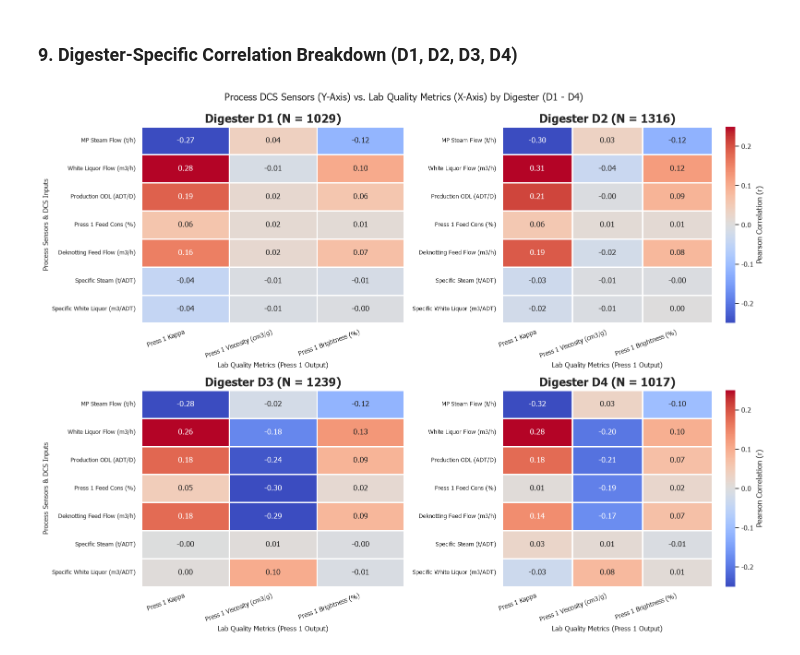
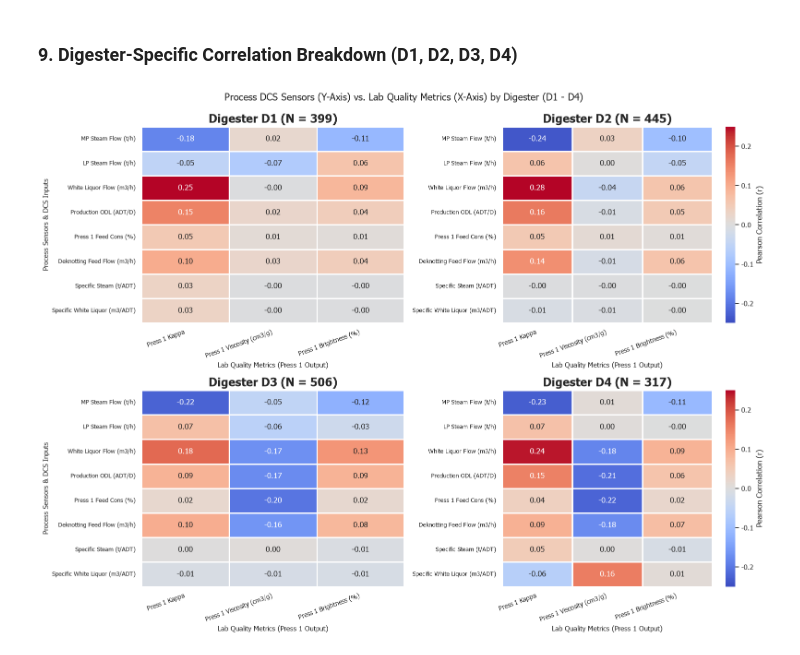
Before and after one commit to chinnput/dp-cooking-odl-analyzer, a Jupyter notebook: DP Cooking ODL Analyzer/Lab_Analysis/realtime_pi_press1_analysis.ipynb, the cells around one changed output. Saved outputs shown, nothing was run; the diff lists cells and outputs as text; code cells hidden in the pictures.

```diff
--- a/DP Cooking ODL Analyzer/Lab_Analysis/realtime_pi_press1_analysis.ipynb
+++ b/DP Cooking ODL Analyzer/Lab_Analysis/realtime_pi_press1_analysis.ipynb
@@ -45,6 +45,7 @@ TAGS = [
     "PULP-LINE2-BRIGHTNESS-PRESS1",
     "PM2.105FIC303:MV", # WHLiqu to DilSrew
     "PM2.305FIC036:MV",  # MP Steam Pulp Heat
+    "PM2.104FIQ507", #LP Steam
     "PM2.Prod.ODL", # Production ODL
     "PM2.105NIC207:MV", #Press 1 Feed Cons
     "PM2.106FIC006:MV", #Deknotting Feed Flow
@@ -52,9 +53,9 @@ TAGS = [
 ]
 
 # Time range settings
-START_TIME = "2026-08-01 00:00:00"
+START_TIME = "2026-07-01 00:00:00"
 END_TIME = "2026-10-01 00:00:00"
-INTERVAL = "15m"
+INTERVAL = "1h"
 
 # Real quality SOP limits (Lower, Upper) — single source of truth used across all cells
 LAB_SOP_LIMITS = {
@@ -741,6 +743,7 @@ else:
 TAG_LABELS = {
     "PM2.105FIC303:MV": "White Liquor Flow (m3/h)",
     "PM2.305FIC036:MV": "MP Steam Flow (t/h)",
+    "PM2.104FIQ507": "LP Steam Flow (t/h)",
     "PM2.Prod.ODL": "Production ODL (ADT/D)",
     "PM2.105NIC207:MV": "Press 1 Feed Cons (%)",
     "PM2.106FIC006:MV": "Deknotting Feed Flow (m3/h)",
@@ -844,7 +847,7 @@ if 'Digester_ID' in df_wide.columns:
             fmt=".1f",
             cmap="YlOrRd",
             vmin=0,
-            vmax=25,
+            vmax=20,
             linewidths=0.5,
             cbar_kws={'label': 'Violation Rate (%)'}
         )
@@ -1069,12 +868,14 @@ else:
 # Plot Digester-Specific Rectangular Cross-Correlation Matrices (Process Sensors vs. Lab Quality)
 process_inputs = [
     "PM2.305FIC036:MV",                       # MP Steam Flow
+    "PM2.104FIQ507",                          #LP Steam
     "PM2.105FIC303:MV",                       # White Liquor Flow
     "PM2.Prod.ODL",                           # Production ODL
     "PM2.105NIC207:MV",                       # Press 1 Feed Cons
     "PM2.106FIC006:MV",                       # Deknotting Feed Flow
     "Specific Steam Consumption (t_ADT)",     # Specific Steam
     "Specific WHLiqu Consumption (m3_ADT)"    # Specific White Liquor
+
 ]
 
 lab_outputs = [
@@ -1107,32 +908,32 @@ if 'Digester_ID' in df_wide.columns and len(avail_proc) >= 2 and len(avail_lab)
             cross_corr_renamed = cross_corr.rename(index=TAG_LABELS, columns=TAG_LABELS)
 
             sns.heatmap(
                 cross_corr_renamed,
                 annot=True,
                 fmt=".2f",
                 cmap="coolwarm",
                 vmin=-0.25,
                 vmax=0.25,
                 linewidths=0.8,
                 cbar=(idx == 1 or idx == 3),
                 cbar_kws={'label': 'Pearson Correlation (r)'} if (idx == 1 or idx == 3) else None,
                 ax=ax
             )
             ax.set_title(f'Digester D{dig} (N = {len(df_sub)})', fontsize=18, fontweight='bold')
             ax.set_xticklabels(ax.get_xticklabels(), rotation=20, ha='right', fontsize=10)
             ax.set_yticklabels(ax.get_yticklabels(), fontsize=9)
             ax.set_xlabel('Lab Quality Metrics (Press 1 Output)', fontsize=11)
             ax.set_ylabel('Process Sensors & DCS Inputs' if (idx == 0 or idx == 2) else '', fontsize=11)
         else:
             ax.text(0.5, 0.5, f'Insufficient Data for D{dig}\n(N = {len(df_sub)})',
                     ha='center', va='center', fontsize=12, color='gray')
             ax.set_title(f'Digester D{dig} (No Data)', fontsize=18, fontweight='bold')
             ax.axis('off')
 
     plt.suptitle('Process DCS Sensors (Y-Axis) vs. Lab Quality Metrics (X-Axis) by Digester (D1 - D4)', fontsize=15, y=0.99)
     plt.tight_layout()
     plt.show()
 else:
-    print("⚠️ Digester_ID or required process/lab columns unavailable for rectangular cross-correlation.")
+    print(" Digester_ID or required process/lab columns unavailable for rectangular cross-correlation.")
 # %% [output]
-[figure, old version]
+[figure, new version]
```
Also changed, not shown: parts of 24 cells of this notebook, 8 other files.
